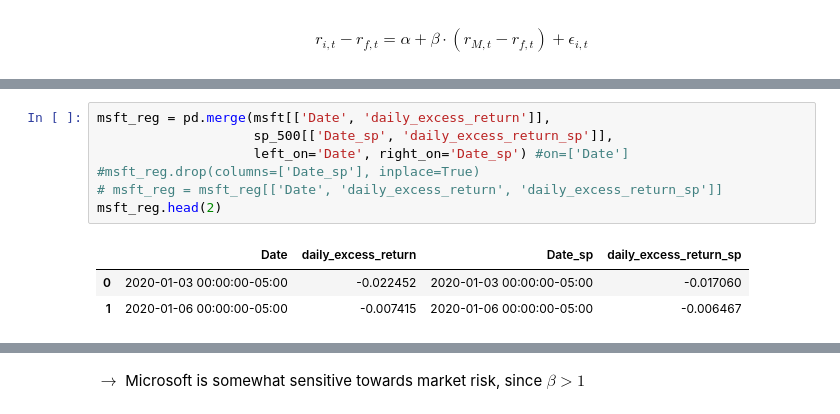
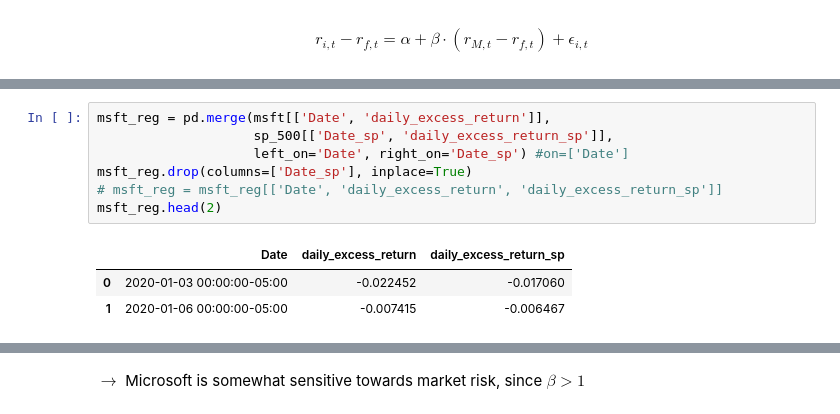
Before and after one commit to jnkng/reporting_python, a Jupyter notebook: _sources/13_financial_stats_CAPM_2025.ipynb, the cells around one changed output, grey strips where cells are left out. Cells and saved outputs as stored; diff of their text form.

```diff
--- a/_sources/13_financial_stats_CAPM_2025.ipynb
+++ b/_sources/13_financial_stats_CAPM_2025.ipynb
@@ -351,14 +329,14 @@ msft.head(1)
 # %%
 msft_reg = pd.merge(msft[['Date', 'daily_excess_return']],
                     sp_500[['Date_sp', 'daily_excess_return_sp']],
                     left_on='Date', right_on='Date_sp') #on=['Date']
-#msft_reg.drop(columns=['Date_sp'], inplace=True)
+msft_reg.drop(columns=['Date_sp'], inplace=True)
 # msft_reg = msft_reg[['Date', 'daily_excess_return', 'daily_excess_return_sp']]
 msft_reg.head(2)
 # %% [output]
-|  | Date | daily_excess_return | Date_sp | daily_excess_return_sp |
-| 0 | 2020-01-03 00:00:00-05:00 | -0.022452 | 2020-01-03 00:00:00-05:00 | -0.017060 |
-| 1 | 2020-01-06 00:00:00-05:00 | -0.007415 | 2020-01-06 00:00:00-05:00 | -0.006467 |
+|  | Date | daily_excess_return | daily_excess_return_sp |
+| 0 | 2020-01-03 00:00:00-05:00 | -0.022452 | -0.017060 |
+| 1 | 2020-01-06 00:00:00-05:00 | -0.007415 | -0.006467 |
 # %%
 import statsmodels.api as sm
 
```
Also changed, not shown: parts of 9 cells of this notebook, 4 other files.
